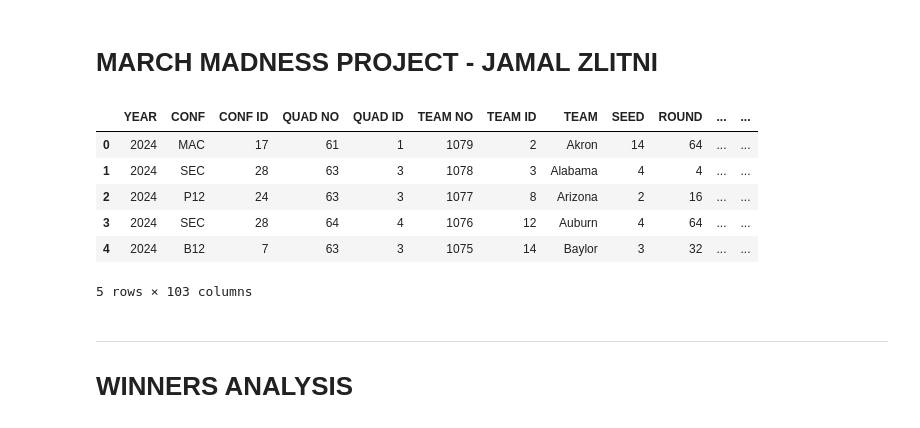
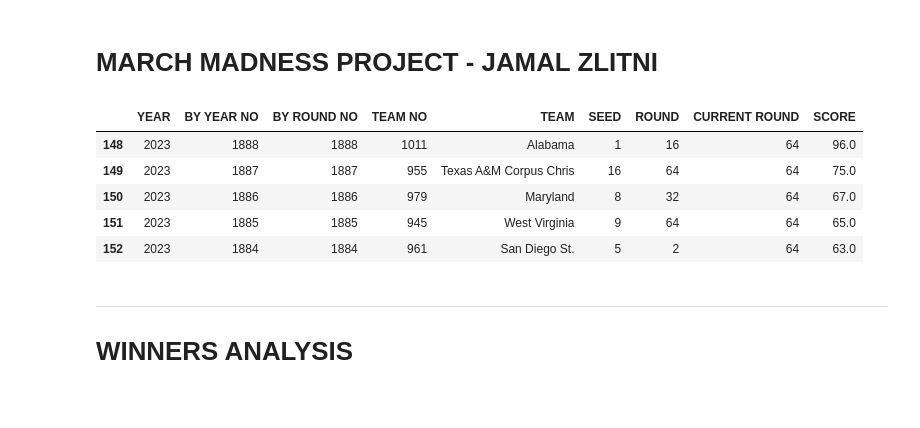
Before and after one commit to jamalzlitni/March-Madness, a Jupyter notebook: March Madness.ipynb, the cells around one changed output. Cells and saved outputs as stored; diff of their text form; code cells hidden in the pictures.

Commit message:
matchup dataset + started xgboost upset factor alg

```diff
--- a/March Madness.ipynb
+++ b/March Madness.ipynb
@@ -25,39 +25,42 @@ import seaborn as sns
 # %%
 # read in the csv files
 winners = pd.read_csv('./winners.csv')
 winners = winners.dropna()
 winners.head()
 
 first_round_upsets = pd.read_csv('./first_round_upsets.csv')
 first_round_upsets = first_round_upsets.dropna()
 first_round_upsets.head()
 
 upsets = pd.read_csv('./Upset Count Data.csv')
 upsets = upsets.dropna()
 upsets.head()
 
 conf_data = pd.read_csv('./Tournament Conference Data.csv')
 conf_data = conf_data.dropna()
 conf_data.head()
 
 trends = pd.read_csv('./Tournament Trends.csv')
 trends.head()
 
 game_data = pd.read_csv('./Tournament Game Data.csv')
 game_data = game_data.dropna()
 game_data.head()
 
 team_data = pd.read_csv('./Team Stats.csv')
 team_data = team_data.dropna()
 team_data.head()
+
+matchups = pd.read_csv('./Tournament Matchups.csv')
+matchups = matchups.dropna()
+matchups.head()
 # %% [output]
-|  | YEAR | CONF | CONF ID | QUAD NO | QUAD ID | TEAM NO | TEAM ID | TEAM | SEED | ROUND | ... | ... |
-| 0 | 2024 | MAC | 17 | 61 | 1 | 1079 | 2 | Akron | 14 | 64 | ... | ... |
-| 1 | 2024 | SEC | 28 | 63 | 3 | 1078 | 3 | Alabama | 4 | 4 | ... | ... |
-| 2 | 2024 | P12 | 24 | 63 | 3 | 1077 | 8 | Arizona | 2 | 16 | ... | ... |
-| 3 | 2024 | SEC | 28 | 64 | 4 | 1076 | 12 | Auburn | 4 | 64 | ... | ... |
-| 4 | 2024 | B12 | 7 | 63 | 3 | 1075 | 14 | Baylor | 3 | 32 | ... | ... |
+|  | YEAR | BY YEAR NO | BY ROUND NO | TEAM NO | TEAM | SEED | ROUND | CURRENT ROUND | SCORE |
+| 148 | 2023 | 1888 | 1888 | 1011 | Alabama | 1 | 16 | 64 | 96.0 |
+| 149 | 2023 | 1887 | 1887 | 955 | Texas A&M Corpus Chris | 16 | 64 | 64 | 75.0 |
+| 150 | 2023 | 1886 | 1886 | 979 | Maryland | 8 | 32 | 64 | 67.0 |
+| 151 | 2023 | 1885 | 1885 | 945 | West Virginia | 9 | 64 | 64 | 65.0 |
+| 152 | 2023 | 1884 | 1884 | 961 | San Diego St. | 5 | 2 | 64 | 63.0 |
-5 rows × 103 columns
 # %% [markdown]
 -------------------------
 # WINNERS ANALYSIS
```
Also changed, not shown: parts of 3 cells of this notebook, 1 other file.
